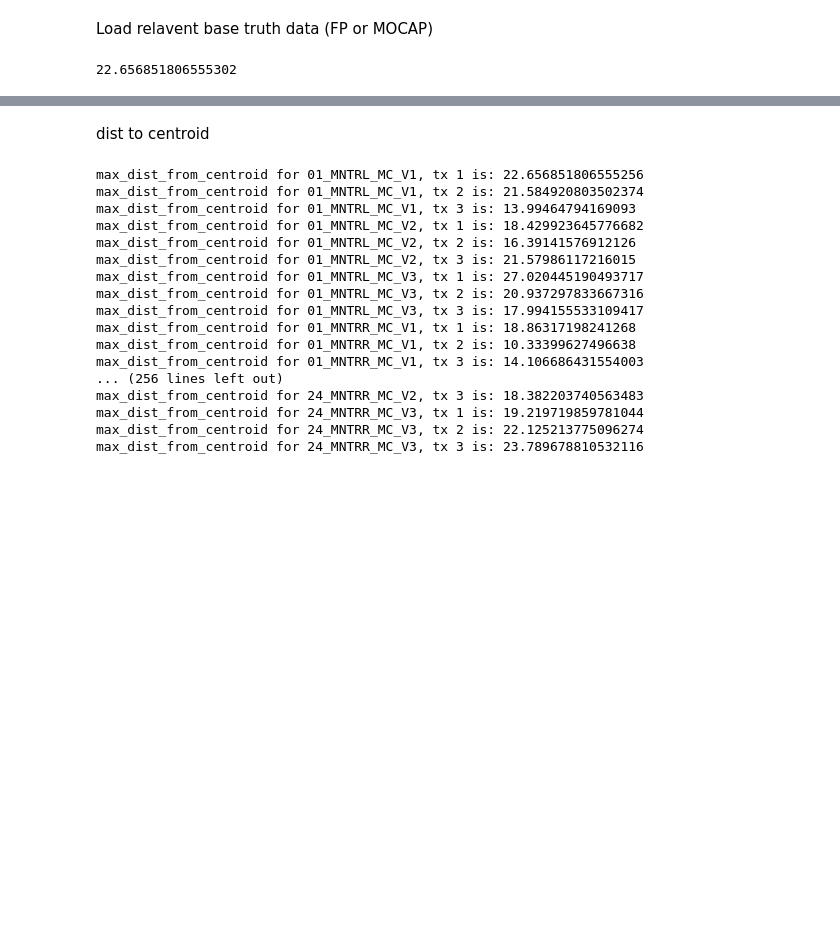
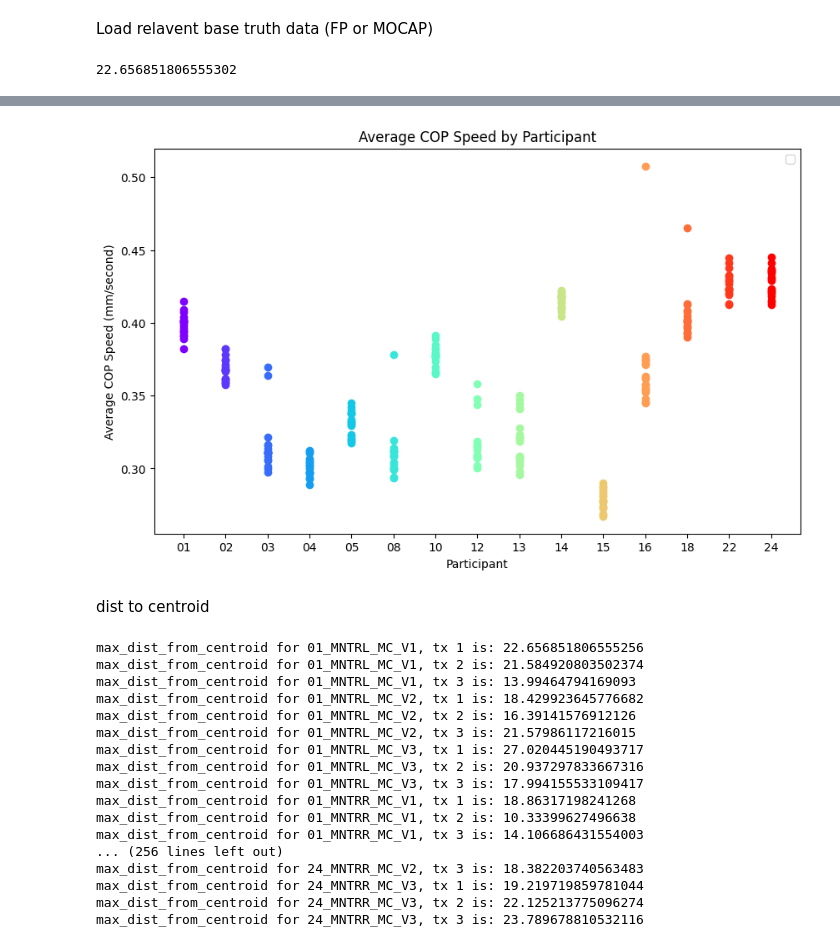
Before and after one commit to CopelandMIT/RADARTreePose, a Jupyter notebook: main_stability_prediction_preprocessing.ipynb, the cells around one changed output, grey strips where cells are left out. Saved outputs shown, nothing was run; the diff lists cells and outputs as text; code cells hidden in the pictures; blank space fills up the shorter version.

```diff
--- a/main_stability_prediction_preprocessing.ipynb
+++ b/main_stability_prediction_preprocessing.ipynb
@@ -272,0 +277,84 @@ No artists with labels found to put in legend.  Note that artists whose label st
+# %%
+import numpy as np
+import matplotlib.pyplot as plt
+import mplcursors
+
+# Assuming FPDataCapture and event_labels_df are predefined and available
+
+# Dictionary to collect results, keyed by participant with a list of radii as values
+participant_results = {}
+
+for index, row in event_labels_df.iterrows():
+    participant = row['RADAR_capture'][:2]
+    MOCAP_FP_capture_name = row['RADAR_capture'].replace('_RR_', '_MC_')
+    base_file_path = f"/Volumes/FourTBLaCie/Yoga_Study_FP_1and2_MNTR/{participant}/{MOCAP_FP_capture_name}.tsv"
+    force_plate_capture = FPDataCapture(base_file_path=base_file_path, is_foot_always_up=True)
+
+    t_stable = row['t_stable']
+    t_end = row['t_foot_down'] if np.isnan(row['t_break']) else row['t_break']
+
+    # if MOCAP_FP_capture_name == '22_MNTRL_MC_V1' and  row['tx'] == "3":
+    #     continue
+
+    filtered_data = force_plate_capture.isolate_rows_by_time(t_stable, t_end)
+
+    # Ensure velocity is defined outside the if-else block to avoid reference errors
+    velocity = None  # Default value in case of insufficient data points
+
+    # Check if there are at least 3 unique points
+    if len(filtered_data.drop_duplicates(subset=['COP_X', 'COP_Y'])) >= 3:
+        velocity = force_plate_capture.average_speed(filtered_data)
+        print(f"velocity for {MOCAP_FP_capture_name}, tx {row['tx']} is: {velocity}")
+        # Store the results or continue with your logic
+    else:
+        print(f"Not enough points to calculate velocity for {MOCAP_FP_capture_name}, tx {row['tx']}")
+        # Handle cases with insufficient points here
+
+        # Only store the results if velocity was calculated
+
+
+
+    if velocity is not None:
+        if participant not in participant_results:
+            participant_results[participant] = []
+        # Append the tuple (velocity, MOCAP_FP_capture_name, tx) to the list for this participant
+        participant_results[participant].append((velocity, MOCAP_FP_capture_name, row['tx']))
+
+# Use a unique color for each participant
+colors = plt.cm.rainbow(np.linspace(0, 1, len(participant_results)))
+
+plt.figure(figsize=(10, 6))
+for (participant, results), color in zip(participant_results.items(), colors):
+    for result in results:
+        velocity, capture_name, tx = result
+        scatter = plt.scatter(participant, velocity, color=color)
+        scatter.set_pickradius(5)
+        # Tag each point with its capture name and tx for later identification
+        scatter.set_gid(f"{capture_name}, tx {tx}")
+
+# Adding interactivity with mplcursors
+cursor = mplcursors.cursor(hover=True)
+@cursor.connect("add")
+def on_add(sel):
+    # Retrieve the tagged information
+    sel.annotation.set_text(sel.artist.get_gid())
+
+plt.title('Average COP Speed by Participant')
+plt.xlabel('Participant')
+plt.ylabel('Average COP Speed (mm/second)')
+plt.legend()
+plt.show()
+
+# # Assuming you want to plot each participant's enclosing circle velocity with a different color
+# colors = plt.cm.rainbow(np.linspace(0, 1, len(participant_results)))
+
+# plt.figure(figsize=(10, 6))
+# for (participant, radii), color in zip(participant_results.items(), colors):
+#     plt.scatter([participant] * len(radii), radii, color=color, label=f'Participant {participant}')
+
+# plt.title('Enclosing Circle velocity by Participant')
+# plt.xlabel('Participant')
+# plt.ylabel('Enclosing Circle velocity')
+# plt.legend()
+# plt.show()
+# %% [output]
@@ -273,3 +379,4 @@ No artists with labels found to put in legend.  Note that artists whose label st
+[figure, added]
 # %% [markdown]
 dist to centroid
 # %%
```
Also changed, not shown: parts of 20 cells of this notebook, 44 other files.
